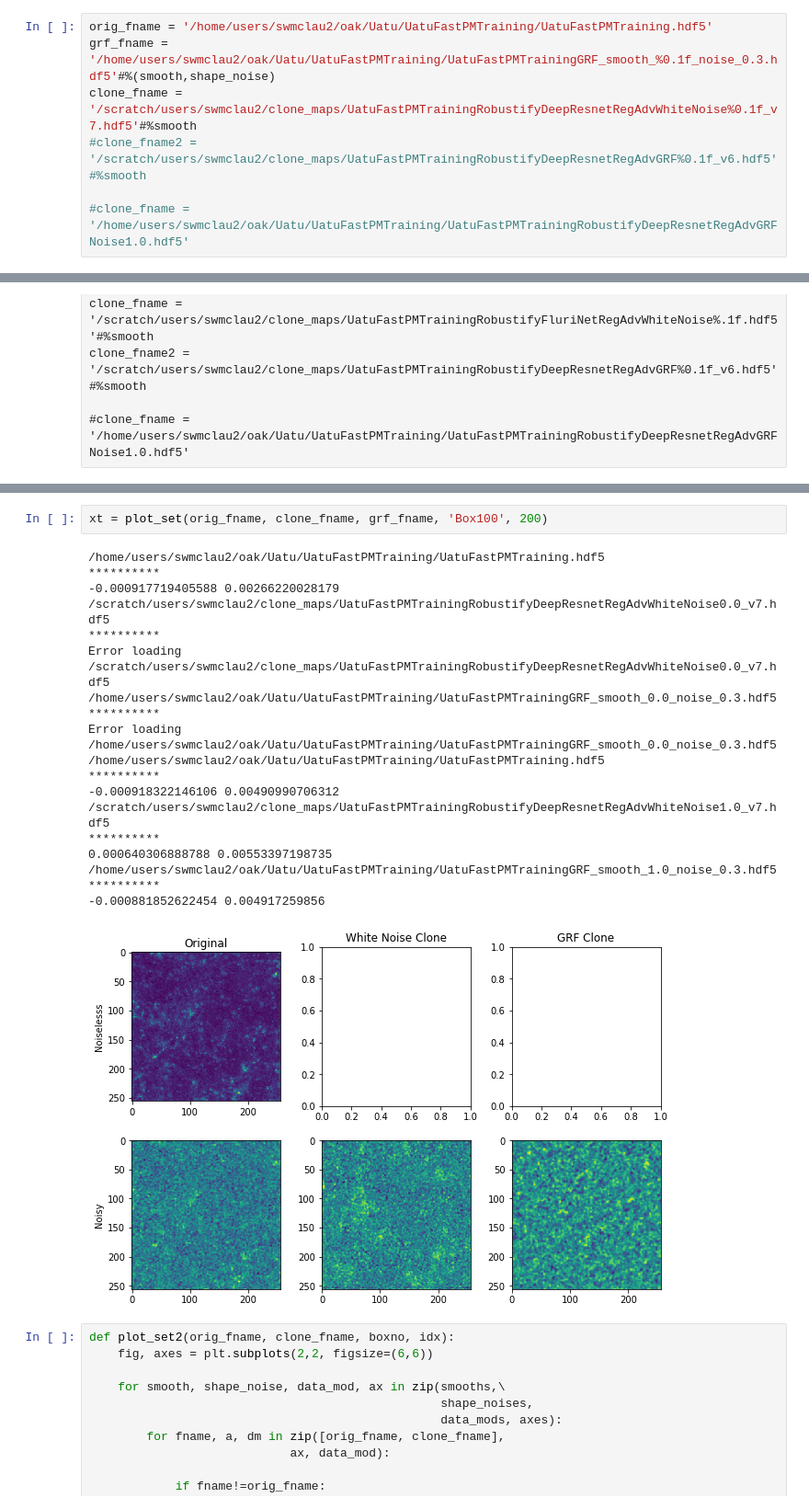
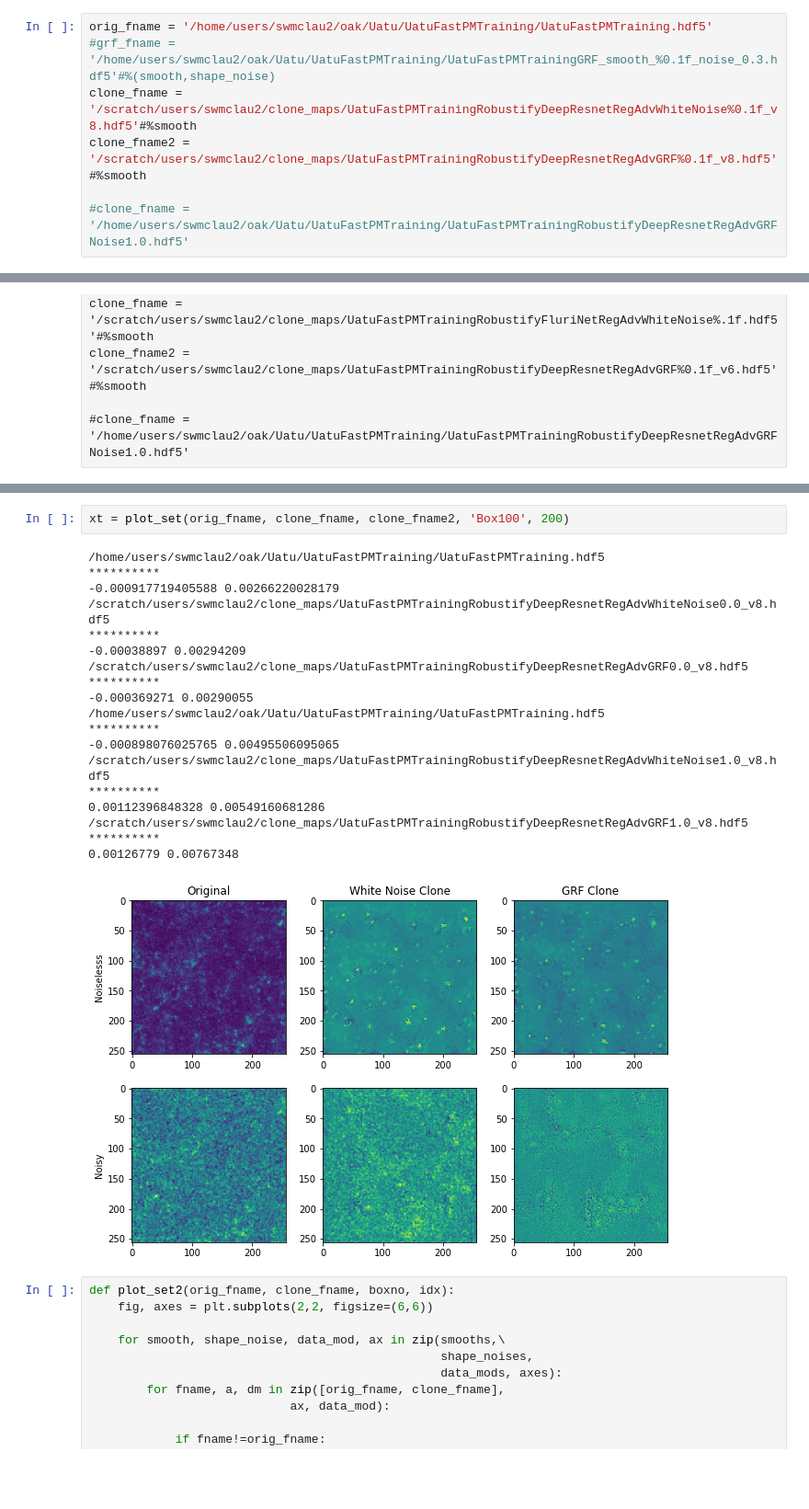
Before and after one commit to mclaughlin6464/uatu, a Jupyter notebook: notebooks/Plot Clone Maps Uatu I.ipynb, the cells around one changed output, grey strips where cells are left out. Shown at 92% size. Drawn from its saved outputs; the diff is of its cells as text; blank space fills up the shorter version.

```diff
--- a/notebooks/Plot Clone Maps Uatu I.ipynb
+++ b/notebooks/Plot Clone Maps Uatu I.ipynb
@@ -50,8 +52,8 @@ ls ~/scratch/clone_maps/*DeepResnet*.hdf5 -ltr
 # %%
 orig_fname = '/home/users/swmclau2/oak/Uatu/UatuFastPMTraining/UatuFastPMTraining.hdf5'
-grf_fname = '/home/users/swmclau2/oak/Uatu/UatuFastPMTraining/UatuFastPMTrainingGRF_smooth_%0.1f_noise_0.3.hdf5'#%(smooth,shape_noise)
-clone_fname = '/scratch/users/swmclau2/clone_maps/UatuFastPMTrainingRobustifyDeepResnetRegAdvWhiteNoise%0.1f_v7.hdf5'#%smooth
-#clone_fname2 = '/scratch/users/swmclau2/clone_maps/UatuFastPMTrainingRobustifyDeepResnetRegAdvGRF%0.1f_v6.hdf5'#%smooth
+#grf_fname = '/home/users/swmclau2/oak/Uatu/UatuFastPMTraining/UatuFastPMTrainingGRF_smooth_%0.1f_noise_0.3.hdf5'#%(smooth,shape_noise)
+clone_fname = '/scratch/users/swmclau2/clone_maps/UatuFastPMTrainingRobustifyDeepResnetRegAdvWhiteNoise%0.1f_v8.hdf5'#%smooth
+clone_fname2 = '/scratch/users/swmclau2/clone_maps/UatuFastPMTrainingRobustifyDeepResnetRegAdvGRF%0.1f_v8.hdf5'#%smooth
 
 #clone_fname = '/home/users/swmclau2/oak/Uatu/UatuFastPMTraining/UatuFastPMTrainingRobustifyDeepResnetRegAdvGRFNoise1.0.hdf5'
 # %% [raw]
@@ -102,27 +105,27 @@ def plot_set(orig_fname, clone_fname, clone_fname2, boxno, idx):
     #plt.title('White Noise Clone')
     #plt.title('GRF Clone')
 # %%
-xt = plot_set(orig_fname, clone_fname, grf_fname, 'Box100', 200)
+xt = plot_set(orig_fname, clone_fname, clone_fname2, 'Box100', 200)
 # %% [output]
 /home/users/swmclau2/oak/Uatu/UatuFastPMTraining/UatuFastPMTraining.hdf5
 **********
 -0.000917719405588 0.00266220028179
-/scratch/users/swmclau2/clone_maps/UatuFastPMTrainingRobustifyDeepResnetRegAdvWhiteNoise0.0_v7.hdf5
+/scratch/users/swmclau2/clone_maps/UatuFastPMTrainingRobustifyDeepResnetRegAdvWhiteNoise0.0_v8.hdf5
 **********
-Error loading /scratch/users/swmclau2/clone_maps/UatuFastPMTrainingRobustifyDeepResnetRegAdvWhiteNoise0.0_v7.hdf5
-/home/users/swmclau2/oak/Uatu/UatuFastPMTraining/UatuFastPMTrainingGRF_smooth_0.0_noise_0.3.hdf5
+-0.00038897 0.00294209
+/scratch/users/swmclau2/clone_maps/UatuFastPMTrainingRobustifyDeepResnetRegAdvGRF0.0_v8.hdf5
 **********
-Error loading /home/users/swmclau2/oak/Uatu/UatuFastPMTraining/UatuFastPMTrainingGRF_smooth_0.0_noise_0.3.hdf5
+-0.000369271 0.00290055
 /home/users/swmclau2/oak/Uatu/UatuFastPMTraining/UatuFastPMTraining.hdf5
 **********
--0.000918322146106 0.00490990706312
-/scratch/users/swmclau2/clone_maps/UatuFastPMTrainingRobustifyDeepResnetRegAdvWhiteNoise1.0_v7.hdf5
+-0.000898076025765 0.00495506095065
+/scratch/users/swmclau2/clone_maps/UatuFastPMTrainingRobustifyDeepResnetRegAdvWhiteNoise1.0_v8.hdf5
 **********
-0.000640306888788 0.00553397198735
-/home/users/swmclau2/oak/Uatu/UatuFastPMTraining/UatuFastPMTrainingGRF_smooth_1.0_noise_0.3.hdf5
+0.00112396848328 0.00549160681286
+/scratch/users/swmclau2/clone_maps/UatuFastPMTrainingRobustifyDeepResnetRegAdvGRF1.0_v8.hdf5
 **********
--0.000881852622454 0.004917259856
+0.00126779 0.00767348
-[figure, old version]
+[figure, new version]
 # %%
 def plot_set2(orig_fname, clone_fname, boxno, idx):
     fig, axes = plt.subplots(2,2, figsize=(6,6))
```
Also changed, not shown: parts of 2 cells of this notebook, 11 other files.
